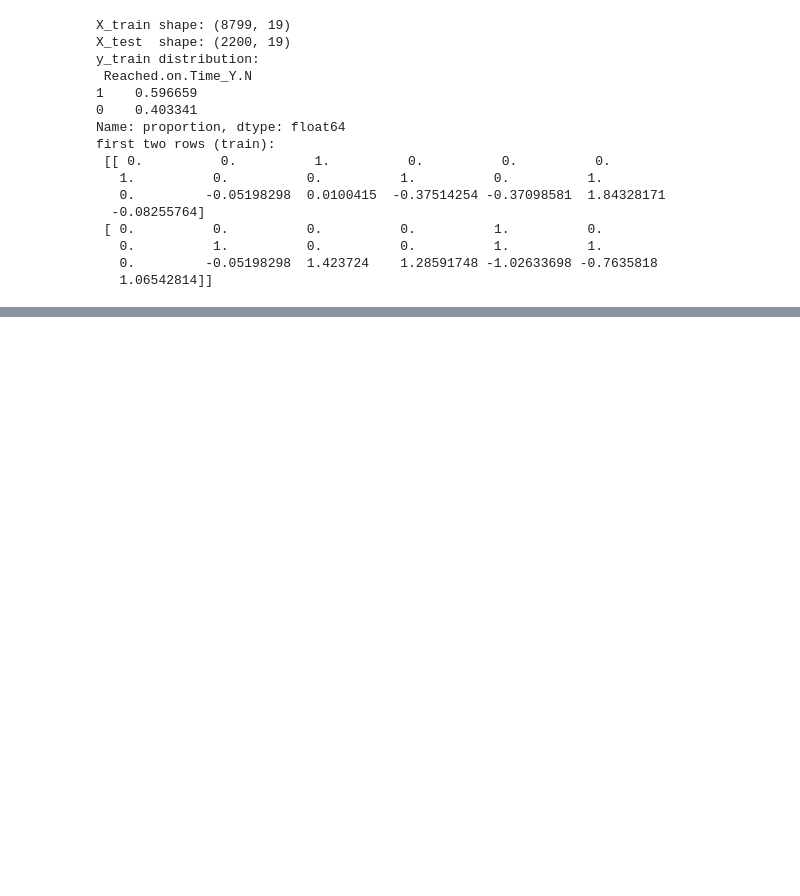
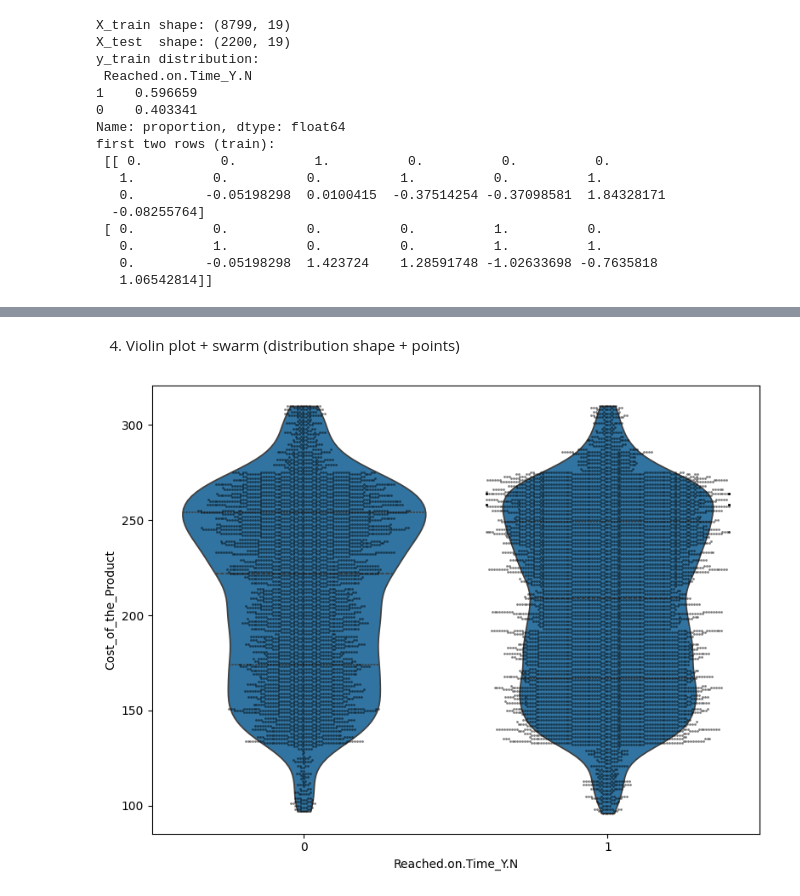
Before and after one commit to EmanZahid123/Data-Driven-Analytics-for-Predicting-On-Time-Product-Delivery, a Jupyter notebook: shipping.ipynb, the cells around one changed output, grey strips where cells are left out. Cells and saved outputs as stored; diff of their text form; code cells hidden in the pictures; blank space fills up the shorter version.

```diff
--- a/shipping.ipynb
+++ b/shipping.ipynb
@@ -319,0 +374,23 @@ first two rows (train):
+# %% [markdown]
+4) Violin plot + swarm (distribution shape + points)
+# %%
+plt.figure(figsize=(8,6))
+
+target_col = "Reached.on.Time_Y.N"
+value_col = "Cost_of_the_Product"
+
+plot_df = df[[target_col, value_col]].dropna()
+sns.violinplot(
+    data=plot_df, x=target_col, y=value_col,
+    inner="quartile", cut=0
+)
+
+sns.swarmplot(
+    data=plot_df, x=target_col, y=value_col,
+    color="k", alpha=0.5, size=2, dodge=False
+)
+
+plt.tight_layout()
+plt.show()
+# %% [output]
+[figure, added]
```
Also changed, not shown: parts of 14 cells of this notebook.
